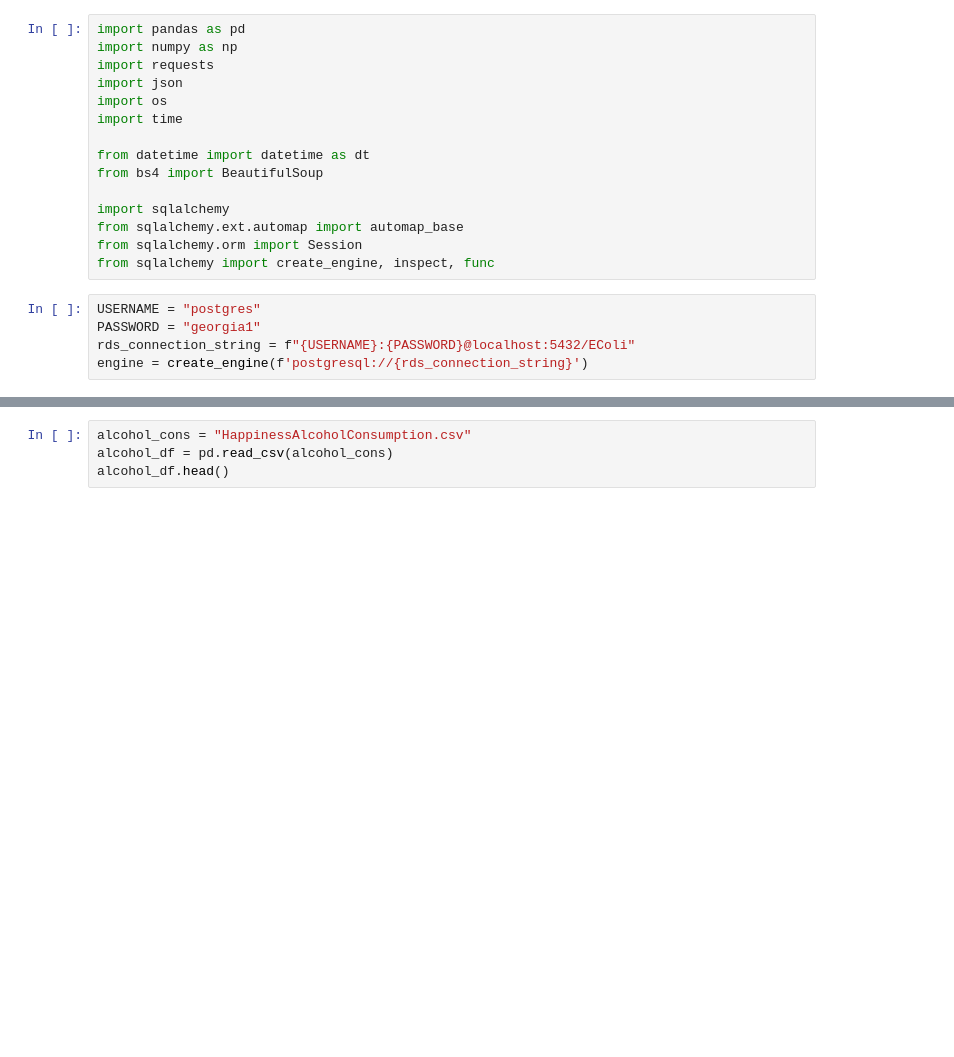
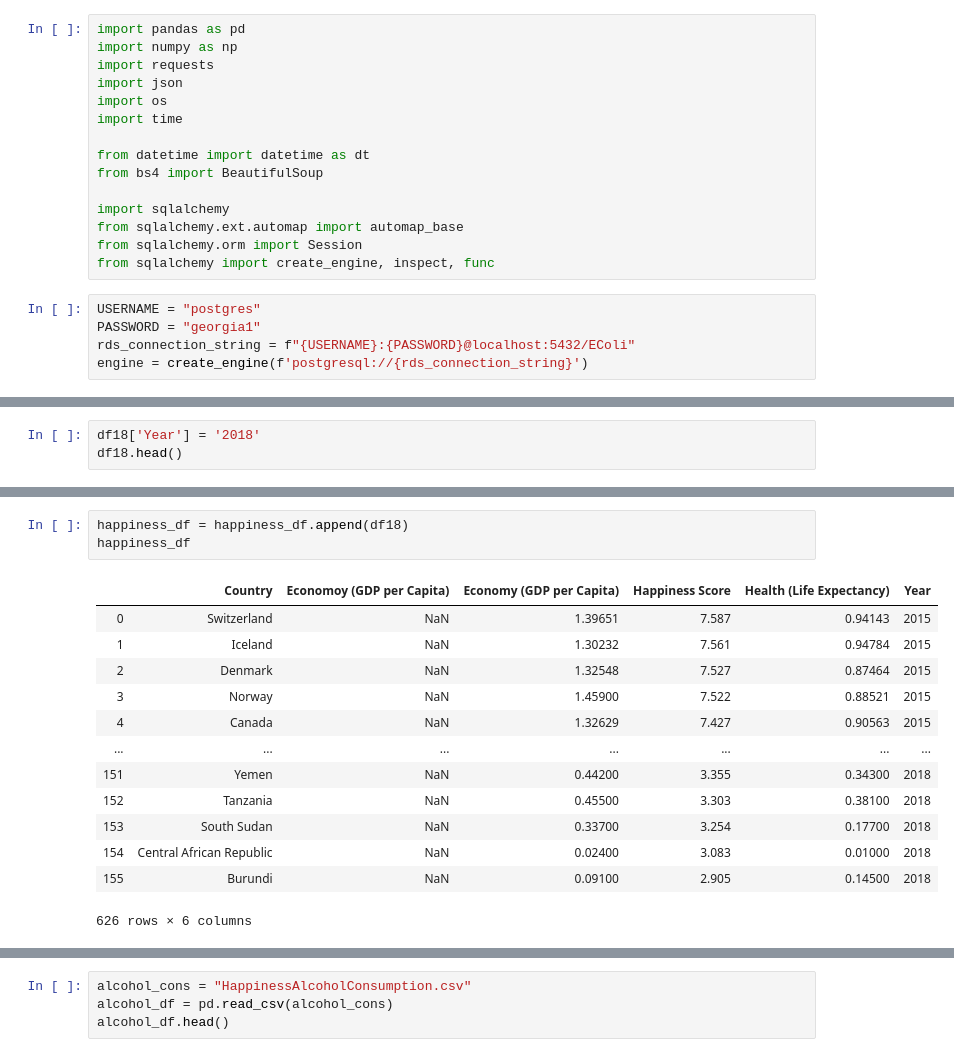
Before and after one commit to ngafron/Project-2, a Jupyter notebook: Happinessmunging.ipynb, the cells around one changed output, grey strips where cells are left out. Saved outputs shown, nothing was run; the diff lists cells and outputs as text; blank space fills up the shorter version.

```diff
--- a/Happinessmunging.ipynb
+++ b/Happinessmunging.ipynb
@@ -51,0 +123,3 @@ happiness_df.drop(columns=['Region'])
+# %%
+df18['Year'] = '2018'
+df18.head()
@@ -51,0 +207,17 @@ happiness_df.drop(columns=['Region'])
+# %%
+happiness_df = happiness_df.append(df18)
+happiness_df
+# %% [output]
+|  | Country | Economoy (GDP per Capita) | Economy (GDP per Capita) | Happiness Score | Health (Life Expectancy) | Year |
+| 0 | Switzerland | NaN | 1.39651 | 7.587 | 0.94143 | 2015 |
+| 1 | Iceland | NaN | 1.30232 | 7.561 | 0.94784 | 2015 |
+| 2 | Denmark | NaN | 1.32548 | 7.527 | 0.87464 | 2015 |
+| 3 | Norway | NaN | 1.45900 | 7.522 | 0.88521 | 2015 |
+| 4 | Canada | NaN | 1.32629 | 7.427 | 0.90563 | 2015 |
+| ... | ... | ... | ... | ... | ... | ... |
+| 151 | Yemen | NaN | 0.44200 | 3.355 | 0.34300 | 2018 |
+| 152 | Tanzania | NaN | 0.45500 | 3.303 | 0.38100 | 2018 |
+| 153 | South Sudan | NaN | 0.33700 | 3.254 | 0.17700 | 2018 |
+| 154 | Central African Republic | NaN | 0.02400 | 3.083 | 0.01000 | 2018 |
+| 155 | Burundi | NaN | 0.09100 | 2.905 | 0.14500 | 2018 |
+626 rows × 6 columns
```
Also changed, not shown: parts of 24 cells of this notebook, 7 other files.
